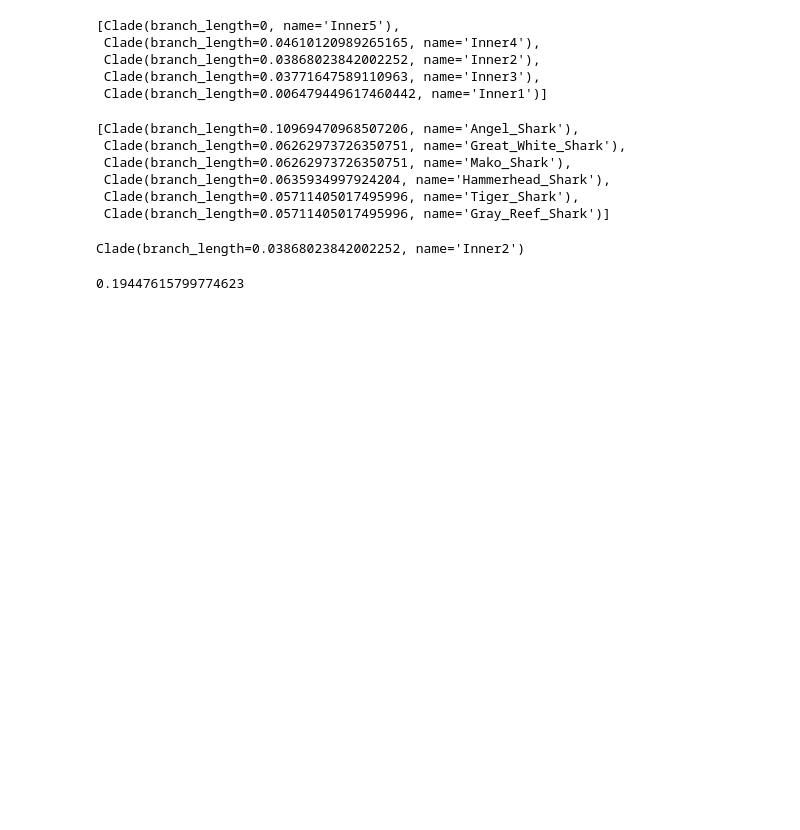
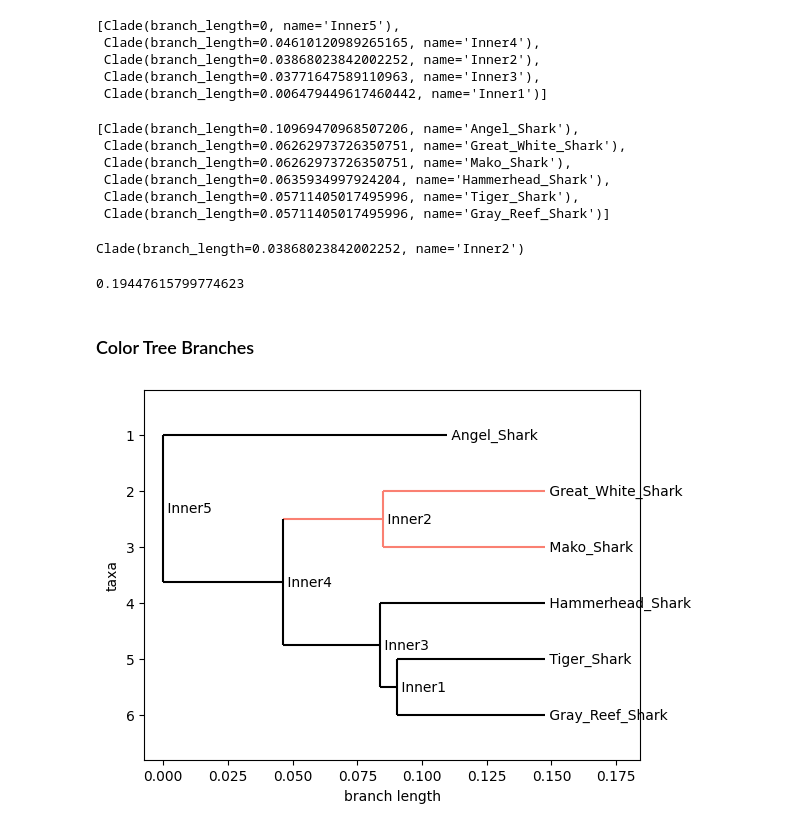
Before and after one commit to efekankavalci/cmpe549-tool-presentation-examples, a Jupyter notebook: phylogenetic-tree-construction/sharks_phylogenetic_tree.ipynb, the cells around one changed output. Drawn from its saved outputs; the diff is of its cells as text; code cells hidden in the pictures; blank space fills up the shorter version.

Commit message:
color branch

```diff
--- a/phylogenetic-tree-construction/sharks_phylogenetic_tree.ipynb
+++ b/phylogenetic-tree-construction/sharks_phylogenetic_tree.ipynb
@@ -135,3 +138,14 @@ Clade(branch_length=0.03868023842002252, name='Inner2')
 shark_tree_upgma.distance(target1=mrca_grwhite_mako,target2="Angel_Shark")
 # %% [output]
 0.19447615799774623
+# %% [markdown]
+### Color Tree Branches
+# %%
+from Bio.Phylo.PhyloXML import Phylogeny
+colored_tree = Phylogeny.from_tree(shark_tree_upgma)
+mrca = colored_tree.common_ancestor(targets=["Great_White_Shark","Mako_Shark"])
+mrca.color = "salmon"
+
+Phylo.draw(colored_tree)
+# %% [output]
+[figure, added]
```
Also changed, not shown: parts of 2 cells of this notebook, 1 other file.
